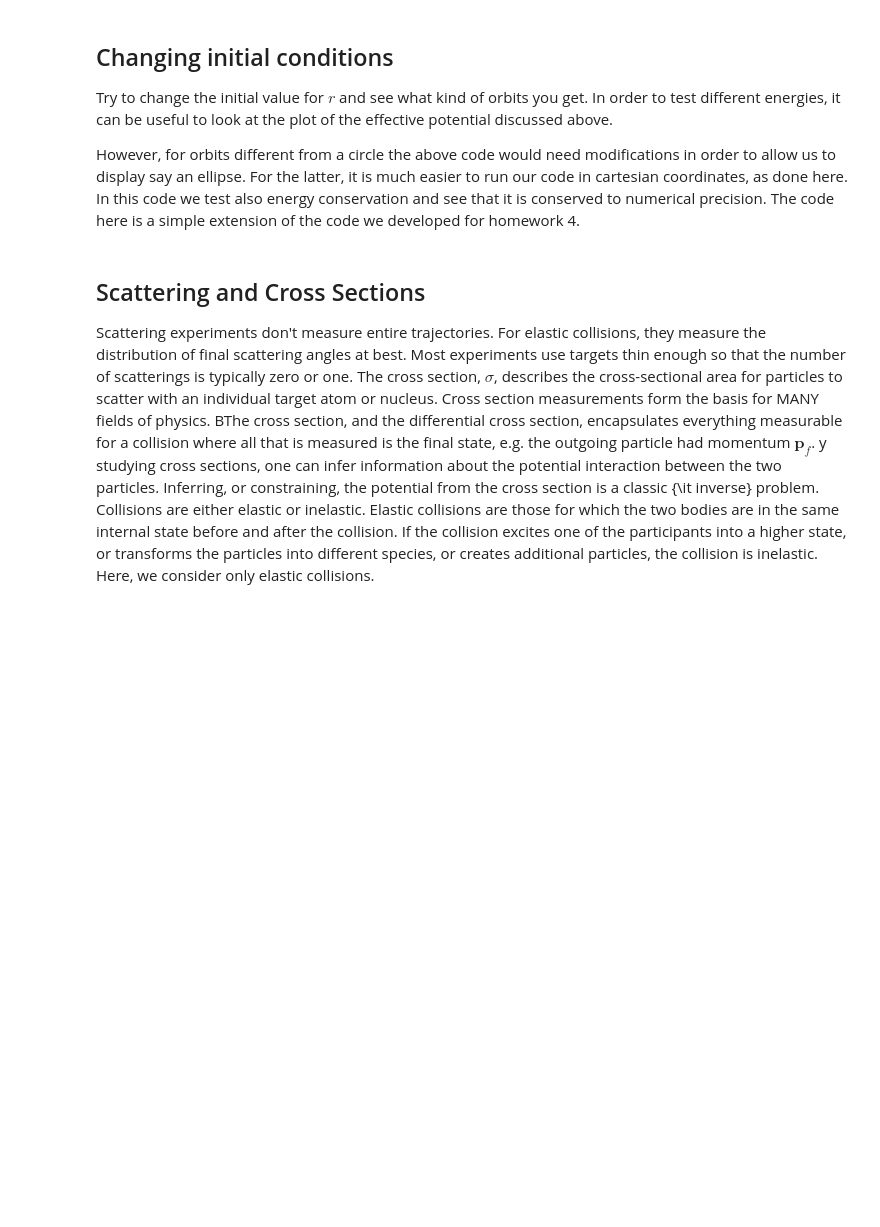
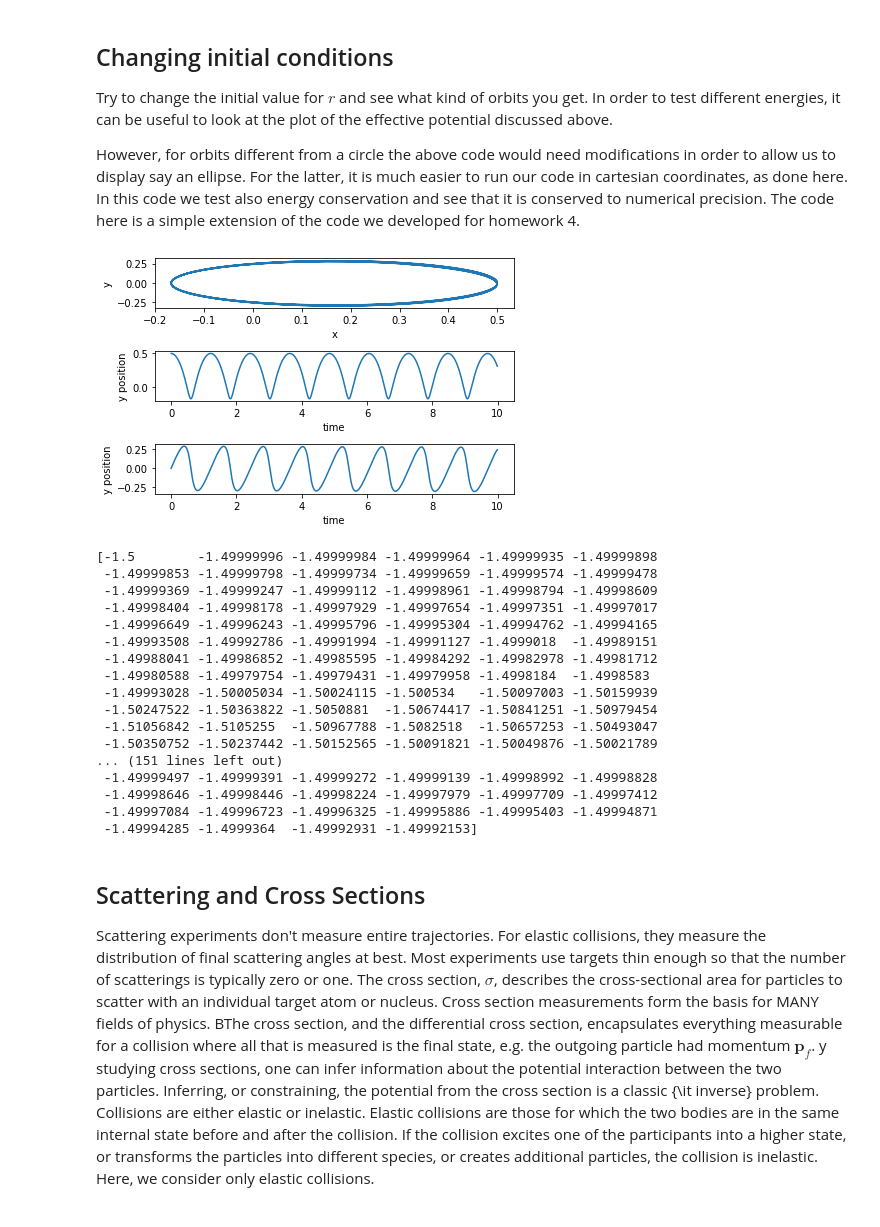
Before and after one commit to mhjensen/Physics321, a Jupyter notebook: doc/pub/week13/ipynb/week13.ipynb, the cells around one changed output. Cells and saved outputs as stored; diff of their text form; code cells hidden in the pictures; blank space fills up the shorter version.

```diff
--- a/doc/pub/week13/ipynb/week13.ipynb
+++ b/doc/pub/week13/ipynb/week13.ipynb
@@ -130,34 +138,53 @@ r[0] = r0
 v[0] = v0
 rabs = sqrt(sum(r[0]*r[0]))
 E[0] = 0.5*m*(v[0,0]**2+v[0,1]**2)-alpha/rabs
 # Start integrating using the Velocity-Verlet  method
 for i in range(n-1):
     # Set up the acceleration
     rabs = sqrt(sum(r[i]*r[i]))
     a =  -alpha*r[i]/(rabs**3)
     # update velocity, time and position using the Velocity-Verlet method
     r[i+1] = r[i] + DeltaT*v[i]+0.5*(DeltaT**2)*a
     rabs = sqrt(sum(r[i+1]*r[i+1]))
     anew = -alpha*r[i+1]/(rabs**3)
     v[i+1] = v[i] + 0.5*DeltaT*(a+anew)
     E[i+1] = 0.5*m*(v[i+1,0]**2+v[i+1,1]**2)-alpha/rabs
     t[i+1] = t[i] + DeltaT
 # Plot position as function of time
 fig, ax = plt.subplots(3,1)
 ax[0].set_ylabel('y')
 ax[0].set_xlabel('x')
 ax[0].plot(r[:,0],r[:,1])
 ax[1].set_xlabel('time')
 ax[1].set_ylabel('y position')
 ax[1].plot(t,r[:,0])
 ax[2].set_xlabel('time')
 ax[2].set_ylabel('y position')
 ax[2].plot(t,r[:,1])
 
 fig.tight_layout()
-save_fig("2DimGravity")
+#save_fig("2DimGravity")
 plt.show()
 print(E)
+# %% [output]
+[figure, added]
+[-1.5        -1.49999996 -1.49999984 -1.49999964 -1.49999935 -1.49999898
+ -1.49999853 -1.49999798 -1.49999734 -1.49999659 -1.49999574 -1.49999478
+ -1.49999369 -1.49999247 -1.49999112 -1.49998961 -1.49998794 -1.49998609
+ -1.49998404 -1.49998178 -1.49997929 -1.49997654 -1.49997351 -1.49997017
+ -1.49996649 -1.49996243 -1.49995796 -1.49995304 -1.49994762 -1.49994165
+ -1.49993508 -1.49992786 -1.49991994 -1.49991127 -1.4999018  -1.49989151
+ -1.49988041 -1.49986852 -1.49985595 -1.49984292 -1.49982978 -1.49981712
+ -1.49980588 -1.49979754 -1.49979431 -1.49979958 -1.4998184  -1.4998583
+ -1.49993028 -1.50005034 -1.50024115 -1.500534   -1.50097003 -1.50159939
+ -1.50247522 -1.50363822 -1.5050881  -1.50674417 -1.50841251 -1.50979454
+ -1.51056842 -1.5105255  -1.50967788 -1.5082518  -1.50657253 -1.50493047
+ -1.50350752 -1.50237442 -1.50152565 -1.50091821 -1.50049876 -1.50021789
+... (151 lines left out)
+ -1.49999497 -1.49999391 -1.49999272 -1.49999139 -1.49998992 -1.49998828
+ -1.49998646 -1.49998446 -1.49998224 -1.49997979 -1.49997709 -1.49997412
+ -1.49997084 -1.49996723 -1.49996325 -1.49995886 -1.49995403 -1.49994871
+ -1.49994285 -1.4999364  -1.49992931 -1.49992153]
 # %% [markdown]
 ## Scattering and Cross Sections
 
```
Also changed, not shown: parts of 1 cell of this notebook, 3 other files.
